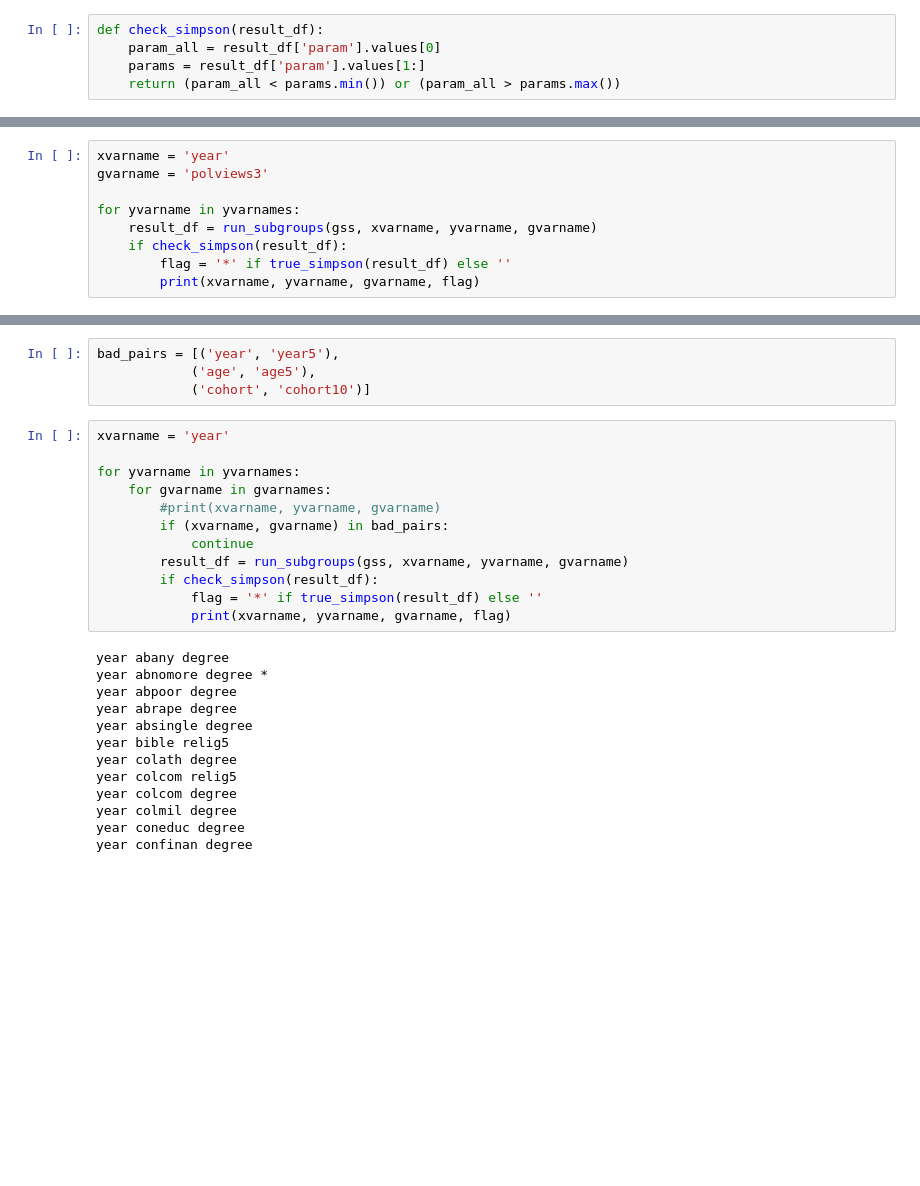
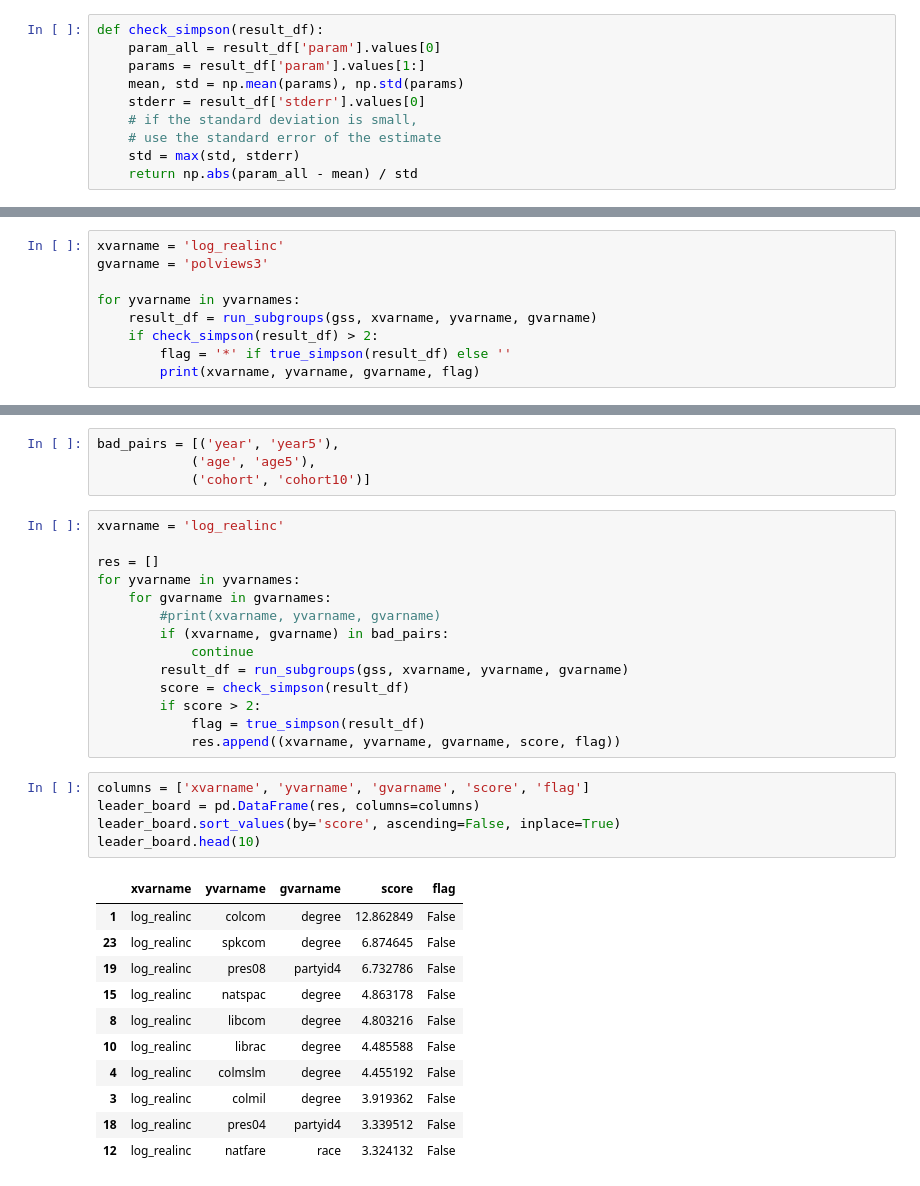
Before and after one commit to AllenDowney/ProbablyOverthinkingIt2, a Jupyter notebook: simpson_gss.ipynb, the cells around one changed output, grey strips where cells are left out. Cells and saved outputs as stored; diff of their text form; blank space fills up the shorter version.

```diff
--- a/simpson_gss.ipynb
+++ b/simpson_gss.ipynb
@@ -522,11 +691,16 @@ diff_df = get_differences(result_df)
 diff_df.max(), diff_df.idxmax()
 # %% [output]
 (40.2670084850191, ('Democrat', 'Other'))
-# %%
-def check_simpson(result_df):
-    param_all = result_df['param'].values[0]
-    params = result_df['param'].values[1:]
-    return (param_all < params.min()) or (param_all > params.max())
+# %%
+def check_simpson(result_df):
+    param_all = result_df['param'].values[0]
+    params = result_df['param'].values[1:]
+    mean, std = np.mean(params), np.std(params)
+    stderr = result_df['stderr'].values[0]
+    # if the standard deviation is small,
+    # use the standard error of the estimate
+    std = max(std, stderr)
+    return np.abs(param_all - mean) / std
 # %%
 check_simpson(result_df)
 # %% [output]
@@ -569,11 +743,11 @@ len(yvarnames)
 # %% [output]
 119
 # %%
-xvarname = 'year'
+xvarname = 'log_realinc'
 gvarname = 'polviews3'
 
 for yvarname in yvarnames:
     result_df = run_subgroups(gss, xvarname, yvarname, gvarname)
-    if check_simpson(result_df):
+    if check_simpson(result_df) > 2:
         flag = '*' if true_simpson(result_df) else ''
         print(xvarname, yvarname, gvarname, flag)
@@ -591,28 +759,34 @@ bad_pairs = [('year', 'year5'),
             ('age', 'age5'),
             ('cohort', 'cohort10')]
 # %%
-xvarname = 'year'
+xvarname = 'log_realinc'
 
+res = []
 for yvarname in yvarnames:
     for gvarname in gvarnames:
         #print(xvarname, yvarname, gvarname)
         if (xvarname, gvarname) in bad_pairs:
             continue
         result_df = run_subgroups(gss, xvarname, yvarname, gvarname)
-        if check_simpson(result_df):
-            flag = '*' if true_simpson(result_df) else ''
-            print(xvarname, yvarname, gvarname, flag)
+        score = check_simpson(result_df)
+        if score > 2:
+            flag = true_simpson(result_df)
+            res.append((xvarname, yvarname, gvarname, score, flag))
-# %% [output]
-year abany degree
-year abnomore degree *
-year abpoor degree
-year abrape degree
-year absingle degree
-year bible relig5
-year colath degree
-year colcom relig5
-year colcom degree
-year colmil degree
-year coneduc degree
-year confinan degree
+# %%
+columns = ['xvarname', 'yvarname', 'gvarname', 'score', 'flag']
+leader_board = pd.DataFrame(res, columns=columns)
+leader_board.sort_values(by='score', ascending=False, inplace=True)
+leader_board.head(10)
+# %% [output]
+|  | xvarname | yvarname | gvarname | score | flag |
+| 1 | log_realinc | colcom | degree | 12.862849 | False |
+| 23 | log_realinc | spkcom | degree | 6.874645 | False |
+| 19 | log_realinc | pres08 | partyid4 | 6.732786 | False |
+| 15 | log_realinc | natspac | degree | 4.863178 | False |
+| 8 | log_realinc | libcom | degree | 4.803216 | False |
+| 10 | log_realinc | librac | degree | 4.485588 | False |
+| 4 | log_realinc | colmslm | degree | 4.455192 | False |
+| 3 | log_realinc | colmil | degree | 3.919362 | False |
+| 18 | log_realinc | pres04 | partyid4 | 3.339512 | False |
+| 12 | log_realinc | natfare | race | 3.324132 | False |
 # %%
```
Also changed, not shown: parts of 34 cells of this notebook.
